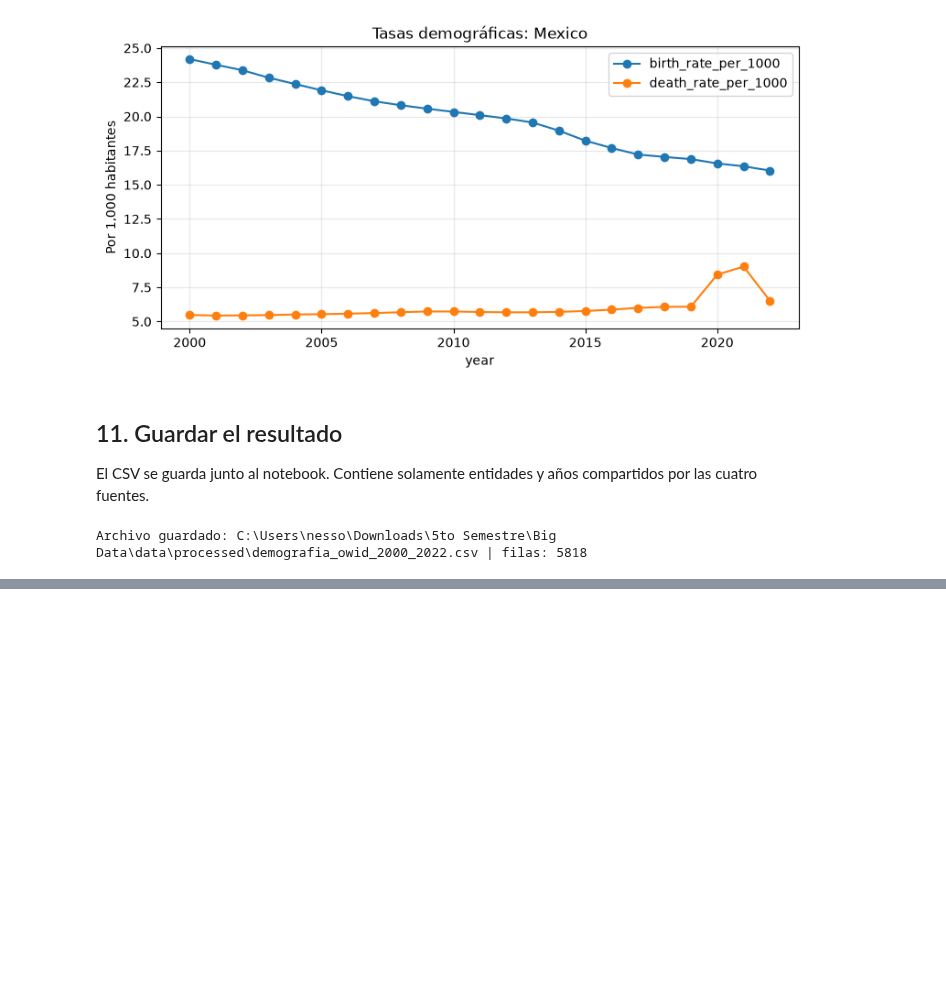
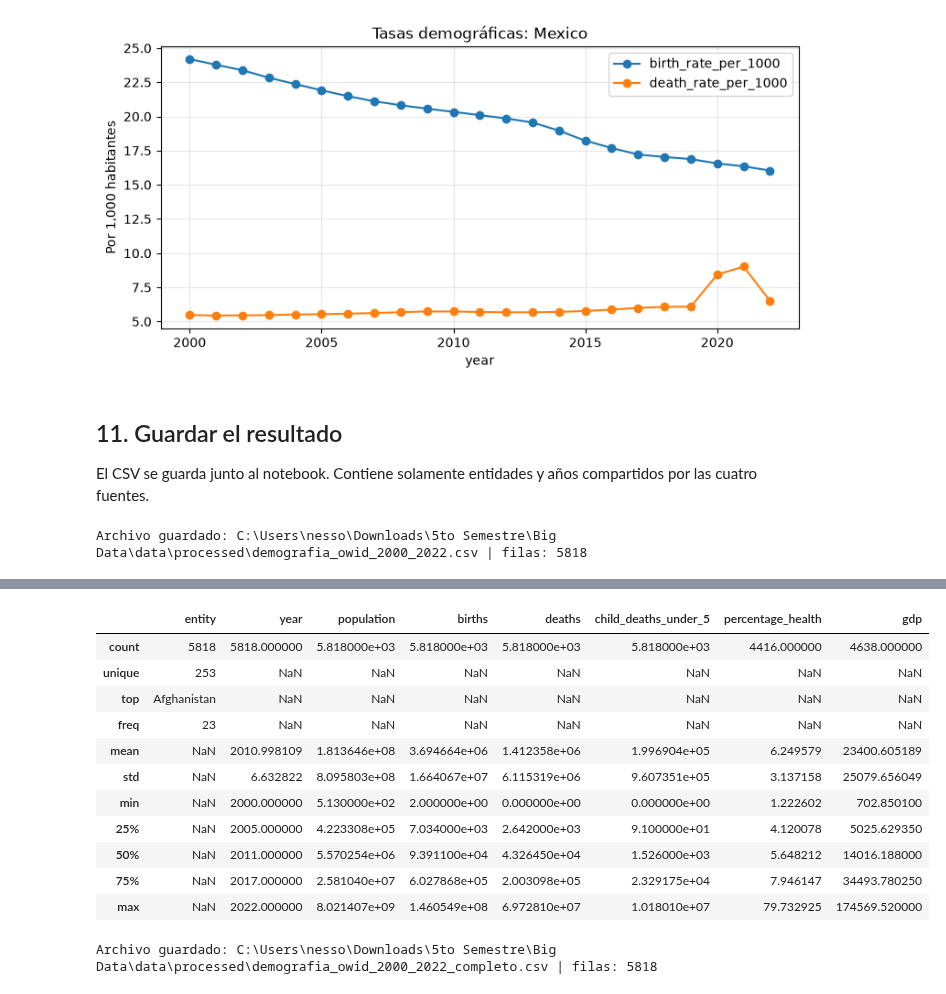
Before and after one commit to NessXx18/Big-Data, a Jupyter notebook: Practica U3_1_modelos_ml/U3_2_Preparacion_dataset.ipynb, the cells around one changed output, grey strips where cells are left out. Drawn from its saved outputs; the diff is of its cells as text; code cells hidden in the pictures; blank space fills up the shorter version.

Commit message:
Health Percentage y GDP

```diff
--- a/Practica U3_1_modelos_ml/U3_2_Preparacion_dataset.ipynb
+++ b/Practica U3_1_modelos_ml/U3_2_Preparacion_dataset.ipynb
@@ -359,0 +407,14 @@ InvalidURL: URL can't contain control characters. "/grapher/total-healthcare-exp
+# %%
+# --- Preparar Health Percentage ---
+col_health_raw = [c for c in df_health.columns if c not in ["entity", "code", "year"]]
+print("Columna(s) Health candidatas:", col_health_raw)
+assert len(col_health_raw) >= 1, "No se encontró columna de Health"
+
+col_health = col_health_raw[0]
+
+health_limpio = df_health[["entity", "year", col_health]].copy()
+health_limpio = health_limpio.rename(columns={col_health: "percentage_health"})
+health_limpio = health_limpio[health_limpio["year"].between(2000, 2022)].copy()
+
+print(health_limpio.shape)
+display(health_limpio.head())
@@ -359,0 +430,26 @@ InvalidURL: URL can't contain control characters. "/grapher/total-healthcare-exp
+# %%
+
+demografia_completo = pd.merge(
+    demografia[["entity", "year", "population", "births", "deaths", "child_deaths_under_5"]],
+    health_limpio,
+    on=["entity", "year"], how="left"
+)
+
+demografia_completo = pd.merge(
+    demografia_completo,
+    gdp_limpio,
+    on=["entity", "year"], how="left"
+)
+
+
+demografia_completo = demografia_completo[[
+    "entity", "year", "population", "births", "deaths",
+    "child_deaths_under_5", "percentage_health", "gdp"
+]].sort_values(["entity", "year"]).reset_index(drop=True)
+
+print("Dataset completo:", demografia_completo.shape)
+print("Columnas:", demografia_completo.columns.tolist())
+print("\nValores faltantes por columna:")
+print(demografia_completo.isna().sum())
+
+display(demografia_completo.head(10))
@@ -359,0 +481,28 @@ InvalidURL: URL can't contain control characters. "/grapher/total-healthcare-exp
+# %%
+display(demografia_completo.describe(include="all"))
+# %% [output]
+|  | entity | year | population | births | deaths | child_deaths_under_5 | percentage_health | gdp |
+| count | 5818 | 5818.000000 | 5.818000e+03 | 5.818000e+03 | 5.818000e+03 | 5.818000e+03 | 4416.000000 | 4638.000000 |
+| unique | 253 | NaN | NaN | NaN | NaN | NaN | NaN | NaN |
+| top | Afghanistan | NaN | NaN | NaN | NaN | NaN | NaN | NaN |
+| freq | 23 | NaN | NaN | NaN | NaN | NaN | NaN | NaN |
+| mean | NaN | 2010.998109 | 1.813646e+08 | 3.694664e+06 | 1.412358e+06 | 1.996904e+05 | 6.249579 | 23400.605189 |
+| std | NaN | 6.632822 | 8.095803e+08 | 1.664067e+07 | 6.115319e+06 | 9.607351e+05 | 3.137158 | 25079.656049 |
+| min | NaN | 2000.000000 | 5.130000e+02 | 2.000000e+00 | 0.000000e+00 | 0.000000e+00 | 1.222602 | 702.850100 |
+| 25% | NaN | 2005.000000 | 4.223308e+05 | 7.034000e+03 | 2.642000e+03 | 9.100000e+01 | 4.120078 | 5025.629350 |
+| 50% | NaN | 2011.000000 | 5.570254e+06 | 9.391100e+04 | 4.326450e+04 | 1.526000e+03 | 5.648212 | 14016.188000 |
+| 75% | NaN | 2017.000000 | 2.581040e+07 | 6.027868e+05 | 2.003098e+05 | 2.329175e+04 | 7.946147 | 34493.780250 |
+| max | NaN | 2022.000000 | 8.021407e+09 | 1.460549e+08 | 6.972810e+07 | 1.018010e+07 | 79.732925 | 174569.520000 |
+# %%
+
+from pathlib import Path
+
+carpeta_salida = Path("../data/processed")
+carpeta_salida.mkdir(parents=True, exist_ok=True)
+
+salida_completo = carpeta_salida / "demografia_owid_2000_2022_completo.csv"
+demografia_completo.to_csv(salida_completo, index=False)
+
+print(f"Archivo guardado: {salida_completo.resolve()} | filas: {len(demografia_completo)}")
+# %% [output]
+Archivo guardado: C:\Users\nesso\Downloads\5to Semestre\Big Data\data\processed\demografia_owid_2000_2022_completo.csv | filas: 5818
```
Also changed, not shown: parts of 6 cells of this notebook, 1 other file.
